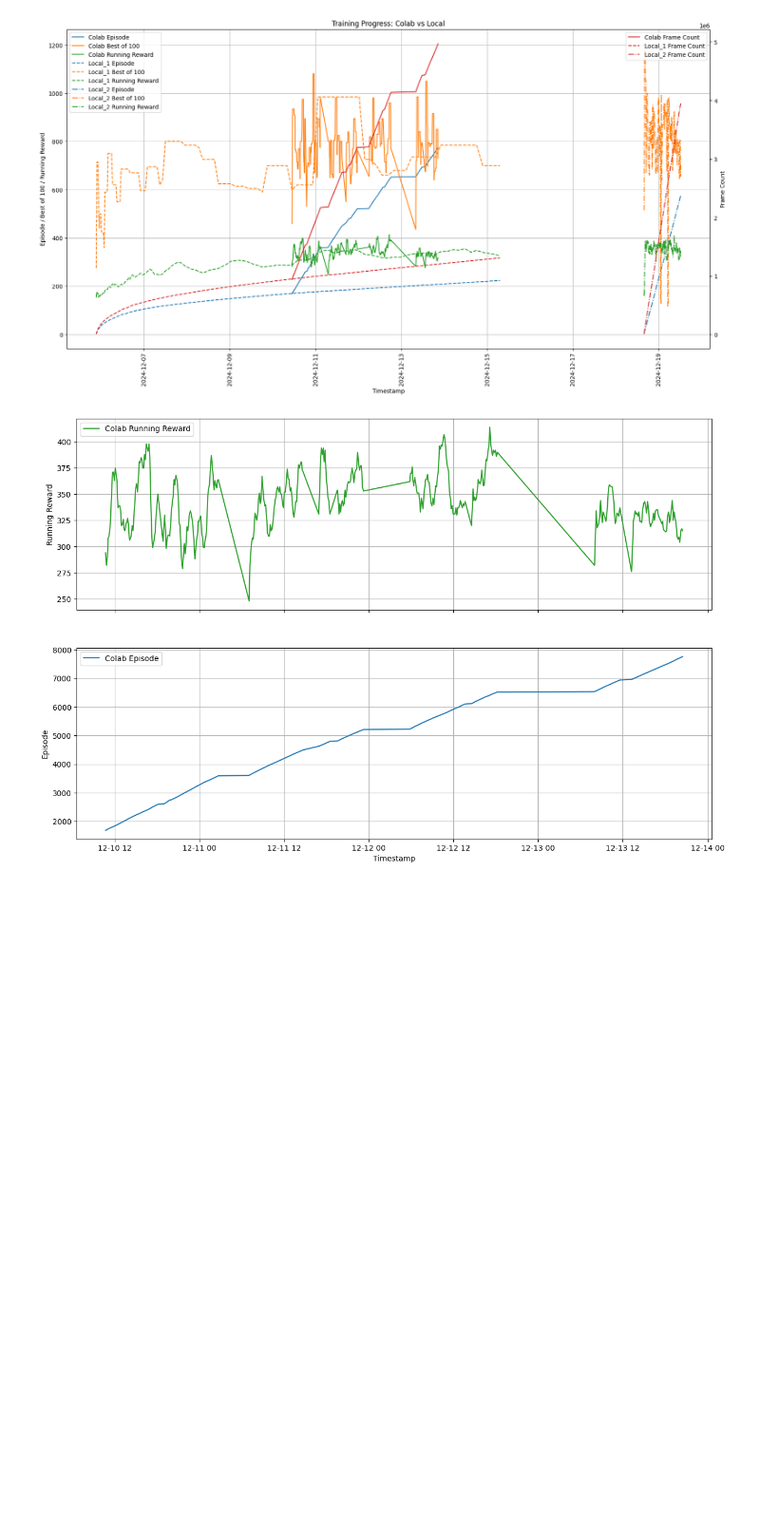
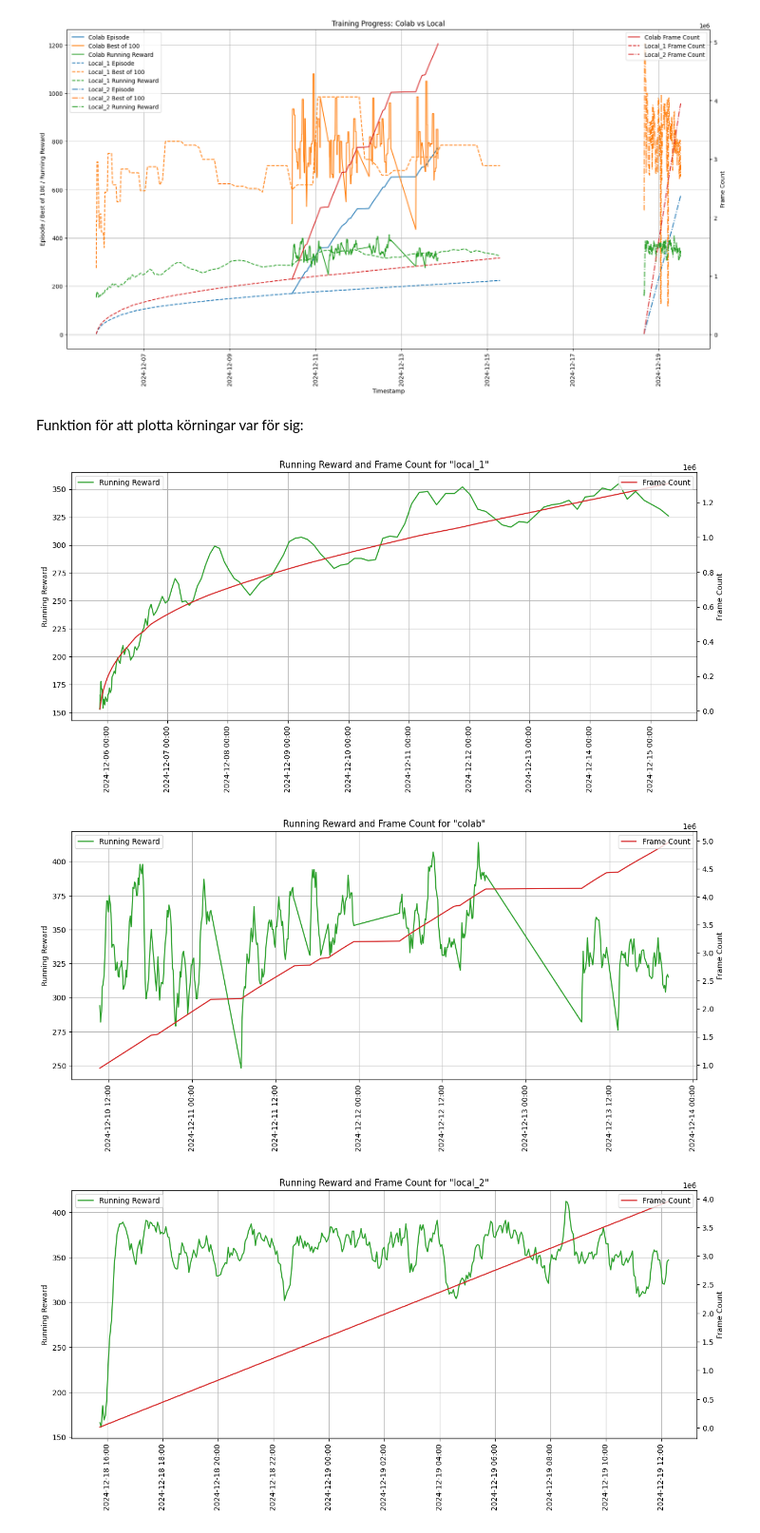
Before and after one commit to dancla240/Deep-Learning-Daniel-Claesson, a Jupyter notebook: Lab_Space_Invaders/Labrapport_SpaceInvaders.ipynb, the cells around one changed output. Shown at 95% size. Drawn from its saved outputs; the diff is of its cells as text; code cells hidden in the pictures; blank space fills up the shorter version.

```diff
--- a/Lab_Space_Invaders/Labrapport_SpaceInvaders.ipynb
+++ b/Lab_Space_Invaders/Labrapport_SpaceInvaders.ipynb
@@ -126,22 +120,34 @@ plt.title('Training Progress: Colab vs Local')
 plt.show()
 # %% [output]
 [figure]
+# %% [markdown]
+Funktion för att plotta körningar var för sig:
 # %%
-fig, (ax1, ax2) = plt.subplots(2, 1, figsize=(15, 10), sharex=True)
+def plot_std_diagram(data_file, title):
+    """Standardplot för att visa running_reward och frame count"""
+    fig, ax1 = plt.subplots(1, 1, figsize=(15, 6))
+    ax1.tick_params(axis='x', rotation=90)
+    ax1.xaxis.set_major_formatter(mdates.DateFormatter('%Y-%m-%d %H:%M'))
+    # Plotting running_reward for colab on the upper subplot
+    ax1.plot(data_file['timestamp'], data_file['running_reward'], label='Running Reward', color='tab:green')
+    #ax1.fill_between(data_file['timestamp'], data_file['running_reward'] - data_file['running_reward_std'],
+    #                 data_file['running_reward'] + data_file['running_reward_std'], color='tab:green', alpha=0.2)
+    ax1.set_ylabel('Running Reward')
+    ax1.legend(loc='upper left')
+    ax1.grid()
+    ax2 = ax1.twinx()
+    ax2.plot(data_file['timestamp'], data_file['frame_count'], label='Frame Count', color='tab:red')
+    ax2.set_ylabel('Frame Count')
+    ax2.legend(loc='upper right')
 
-# Plotting running_reward for colab on the upper subplot
-ax1.plot(colab['timestamp'], colab['running_reward'], label='Colab Running Reward', color='tab:green')
-ax1.set_ylabel('Running Reward')
-ax1.legend(loc='upper left')
-ax1.grid()
-
-# Plotting episode for colab on the lower subplot
-ax2.plot(colab['timestamp'], colab['episode'], label='Colab Episode', color='tab:blue')
-ax2.set_xlabel('Timestamp')
-ax2.set_ylabel('Episode')
-ax2.legend(loc='upper left')
-ax2.grid()
-
-plt.show()
+    plt.title(title)
+    plt.show()
-# %% [output]
-[figure, removed]
+# %%
+diagrams = {"local_1": local_1, "colab" : colab, "local_2" : local_2}
+
+for key in diagrams.keys():
+    plot_std_diagram(diagrams[key], f'Running Reward and Frame Count for "{key}"')
+# %% [output]
+[figure, added]
+[figure, added]
+[figure, added]
```
Also changed, not shown: parts of 4 cells of this notebook.
